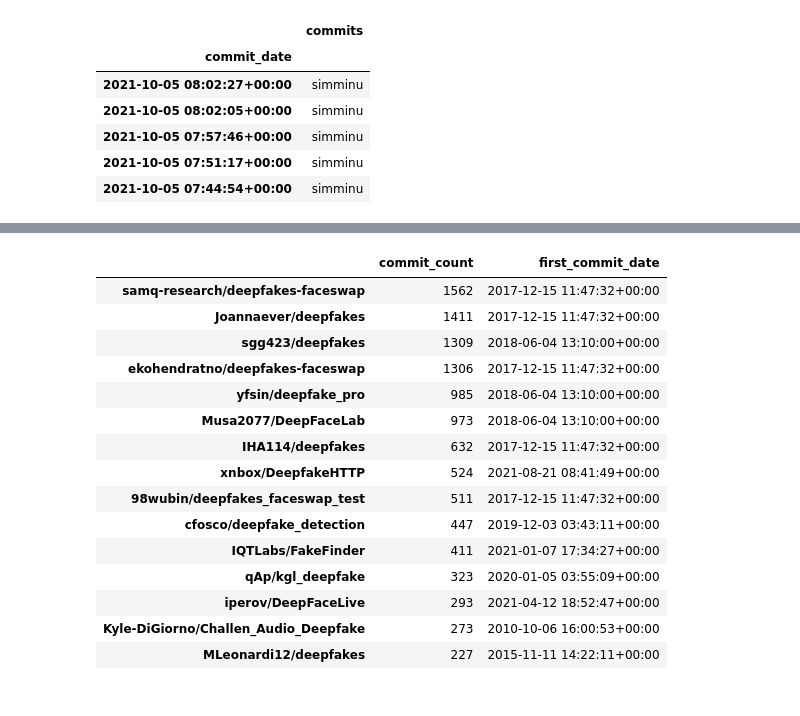
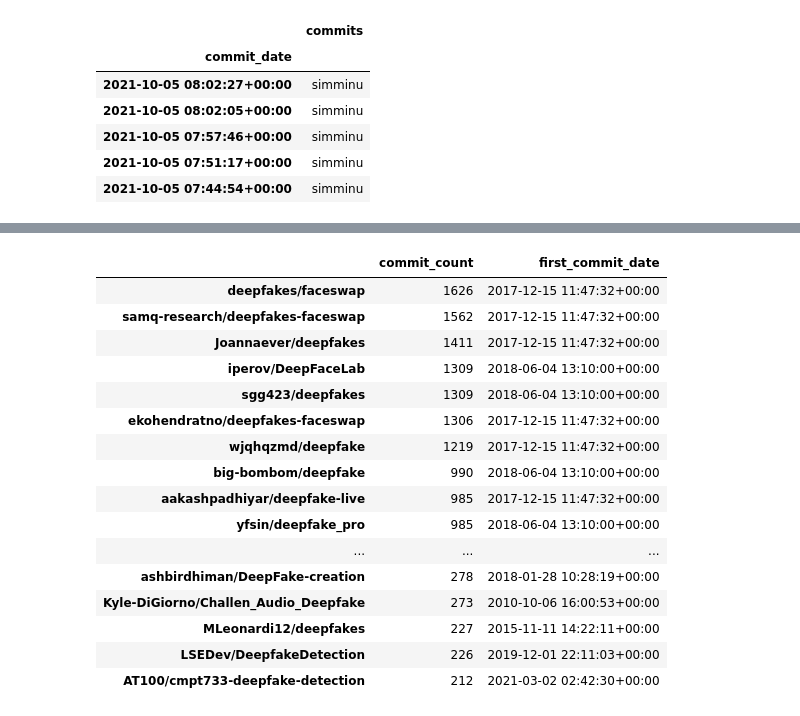
Before and after one commit to solalatus/deepfake_popularity, a Jupyter notebook: github_analyzer.ipynb, the cells around one changed output, grey strips where cells are left out. Saved outputs shown, nothing was run; the diff lists cells and outputs as text; code cells hidden in the pictures.

```diff
--- a/github_analyzer.ipynb
+++ b/github_analyzer.ipynb
@@ -123,22 +142,23 @@ plt.show()
 # %%
-repodata_df.sort_values(by="commit_count", ascending=False).head(15)
+repodata_df.sort_values(by="commit_count", ascending=False).head(25)
 # %% [output]
 |  | commit_count | first_commit_date |
+| deepfakes/faceswap | 1626 | 2017-12-15 11:47:32+00:00 |
 | samq-research/deepfakes-faceswap | 1562 | 2017-12-15 11:47:32+00:00 |
 | Joannaever/deepfakes | 1411 | 2017-12-15 11:47:32+00:00 |
+| iperov/DeepFaceLab | 1309 | 2018-06-04 13:10:00+00:00 |
 | sgg423/deepfakes | 1309 | 2018-06-04 13:10:00+00:00 |
 | ekohendratno/deepfakes-faceswap | 1306 | 2017-12-15 11:47:32+00:00 |
+| wjqhqzmd/deepfake | 1219 | 2017-12-15 11:47:32+00:00 |
+| big-bombom/deepfake | 990 | 2018-06-04 13:10:00+00:00 |
+| aakashpadhiyar/deepfake-live | 985 | 2017-12-15 11:47:32+00:00 |
 | yfsin/deepfake_pro | 985 | 2018-06-04 13:10:00+00:00 |
-| Musa2077/DeepFaceLab | 973 | 2018-06-04 13:10:00+00:00 |
-| IHA114/deepfakes | 632 | 2017-12-15 11:47:32+00:00 |
-| xnbox/DeepfakeHTTP | 524 | 2021-08-21 08:41:49+00:00 |
-| 98wubin/deepfakes_faceswap_test | 511 | 2017-12-15 11:47:32+00:00 |
-| cfosco/deepfake_detection | 447 | 2019-12-03 03:43:11+00:00 |
-| IQTLabs/FakeFinder | 411 | 2021-01-07 17:34:27+00:00 |
-| qAp/kgl_deepfake | 323 | 2020-01-05 03:55:09+00:00 |
-| iperov/DeepFaceLive | 293 | 2021-04-12 18:52:47+00:00 |
+| ... | ... | ... |
+| ashbirdhiman/DeepFake-creation | 278 | 2018-01-28 10:28:19+00:00 |
 | Kyle-DiGiorno/Challen_Audio_Deepfake | 273 | 2010-10-06 16:00:53+00:00 |
 | MLeonardi12/deepfakes | 227 | 2015-11-11 14:22:11+00:00 |
+| LSEDev/DeepfakeDetection | 226 | 2019-12-01 22:11:03+00:00 |
+| AT100/cmpt733-deepfake-detection | 212 | 2021-03-02 02:42:30+00:00 |
 # %%
 print("Total number of repos processed:",len(repodata_df))
 # %% [output]
```
Also changed, not shown: parts of 9 cells of this notebook, 1 other file.
